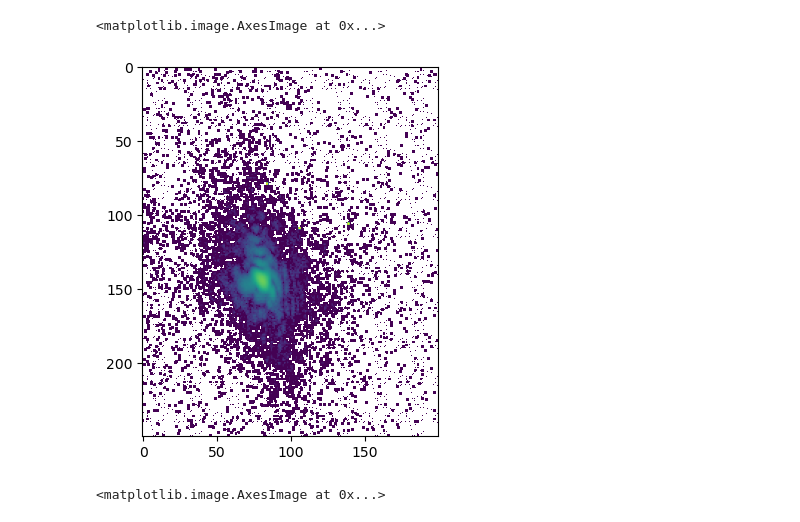
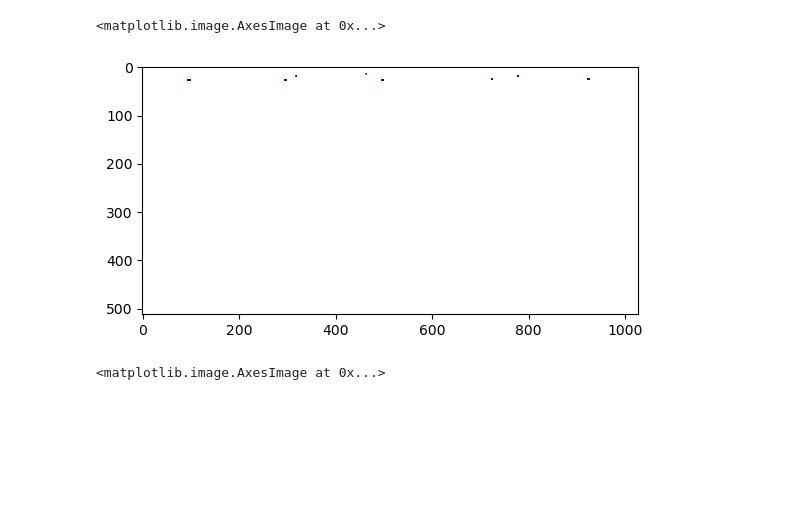
Before and after one commit to JAndronis/xpcs_analysis_cpp, a Jupyter notebook: analysis.ipynb, the cells around one changed output. Drawn from its saved outputs; the diff is of its cells as text; code cells hidden in the pictures; blank space fills up the shorter version.

Commit message:
testing more efficient ways to load the h5 data

```diff
--- a/analysis.ipynb
+++ b/analysis.ipynb
@@ -38,12 +38,12 @@ def ttc_to_g2(ttc, time=None):
 # %%
 with h5.File('ttc.hdf5') as cpp_file:
     cpp_img = cpp_file['waxs/data'][()]
-    cpp_roi = cpp_file['waxs/roi_data'][()]
+    # cpp_roi = cpp_file['waxs/roi_data'][()]
 # %%
-plt.imshow(cpp_roi.T, norm=LogNorm())
+plt.imshow(cpp_img, norm=LogNorm())
 # %% [output]
 <matplotlib.image.AxesImage at 0x...>
-[figure, old version]
+[figure, new version]
 # %%
 with h5.File('data/scan_000181_eiger500k.hdf5') as original_file:
     original_image = original_file['/entry/instrument/Eiger/data'][()]
```
Also changed, not shown: 2 other files.
